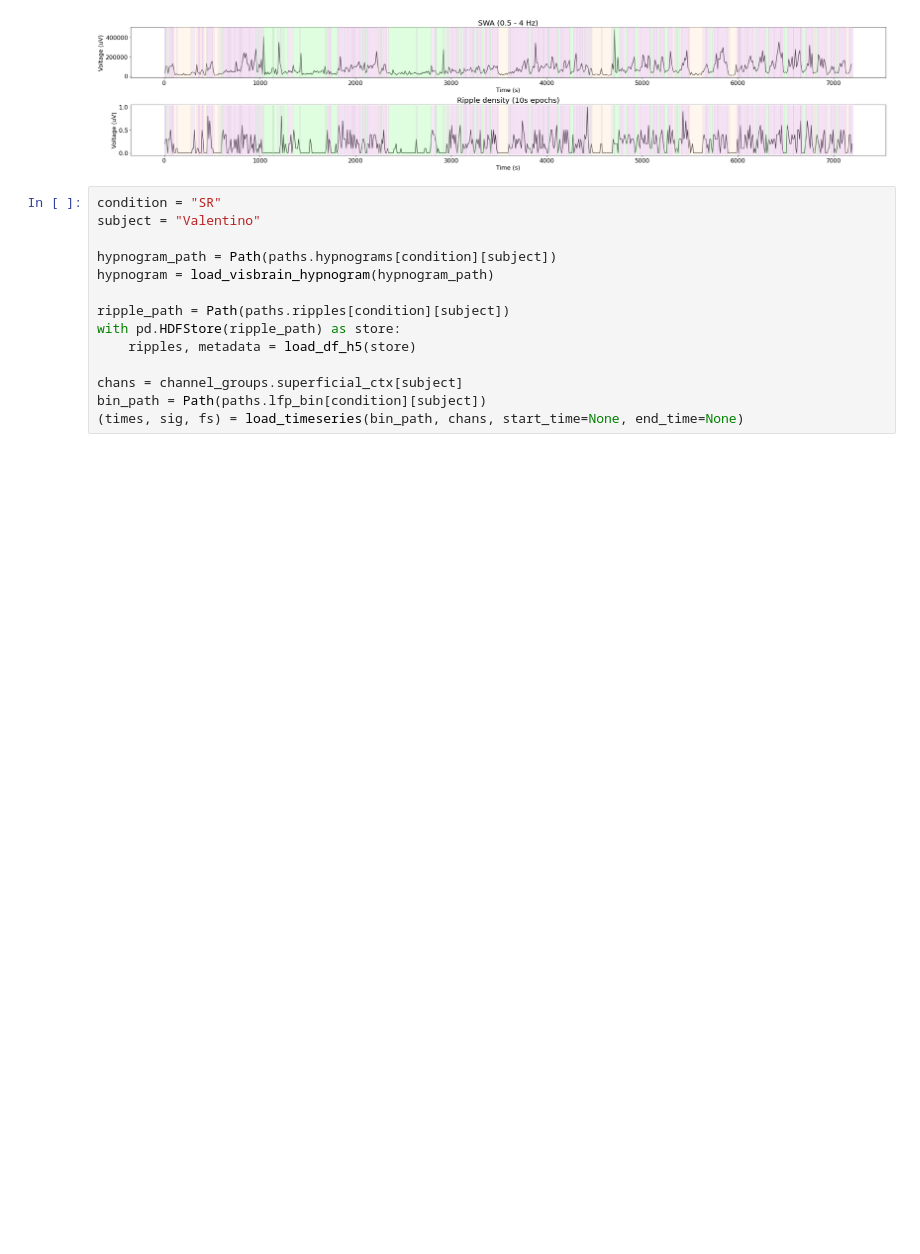
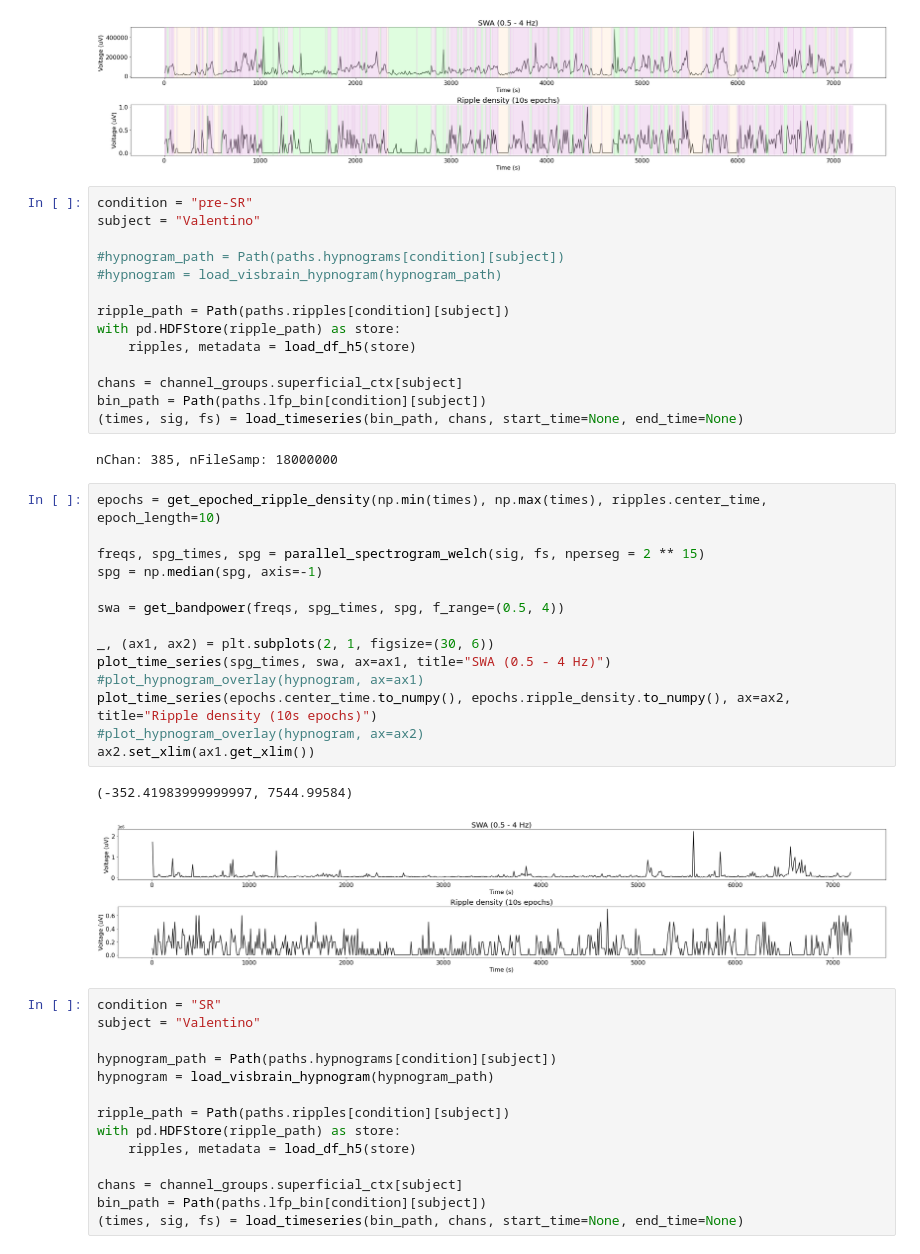
Before and after one commit to CSC-UW/ecephys, a Jupyter notebook: ecephys/notebooks/SWA-ripple.ipynb, the cells around one changed output. Cells and saved outputs as stored; diff of their text form; blank space fills up the shorter version.

```diff
--- a/ecephys/notebooks/SWA-ripple.ipynb
+++ b/ecephys/notebooks/SWA-ripple.ipynb
@@ -179,6 +150,39 @@ ax2.set_xlim(ax1.get_xlim())
 # %% [output]
 (-352.41983999999997, 7544.99584)
 [figure]
+# %%
+condition = "pre-SR"
+subject = "Valentino"
+
+#hypnogram_path = Path(paths.hypnograms[condition][subject])
+#hypnogram = load_visbrain_hypnogram(hypnogram_path)
+
+ripple_path = Path(paths.ripples[condition][subject])
+with pd.HDFStore(ripple_path) as store:
+    ripples, metadata = load_df_h5(store)
+
+chans = channel_groups.superficial_ctx[subject]
+bin_path = Path(paths.lfp_bin[condition][subject])
+(times, sig, fs) = load_timeseries(bin_path, chans, start_time=None, end_time=None)
+# %% [output]
+nChan: 385, nFileSamp: 18000000
+# %%
+epochs = get_epoched_ripple_density(np.min(times), np.max(times), ripples.center_time, epoch_length=10)
+
+freqs, spg_times, spg = parallel_spectrogram_welch(sig, fs, nperseg = 2 ** 15)
+spg = np.median(spg, axis=-1)
+
+swa = get_bandpower(freqs, spg_times, spg, f_range=(0.5, 4))
+
+_, (ax1, ax2) = plt.subplots(2, 1, figsize=(30, 6))
+plot_time_series(spg_times, swa, ax=ax1, title="SWA (0.5 - 4 Hz)")
+#plot_hypnogram_overlay(hypnogram, ax=ax1)
+plot_time_series(epochs.center_time.to_numpy(), epochs.ripple_density.to_numpy(), ax=ax2, title="Ripple density (10s epochs)")
+#plot_hypnogram_overlay(hypnogram, ax=ax2)
+ax2.set_xlim(ax1.get_xlim())
+# %% [output]
+(-352.41983999999997, 7544.99584)
+[figure, added]
 # %%
 condition = "SR"
 subject = "Valentino"
```
Also changed, not shown: parts of 14 cells of this notebook, 12 other files.
